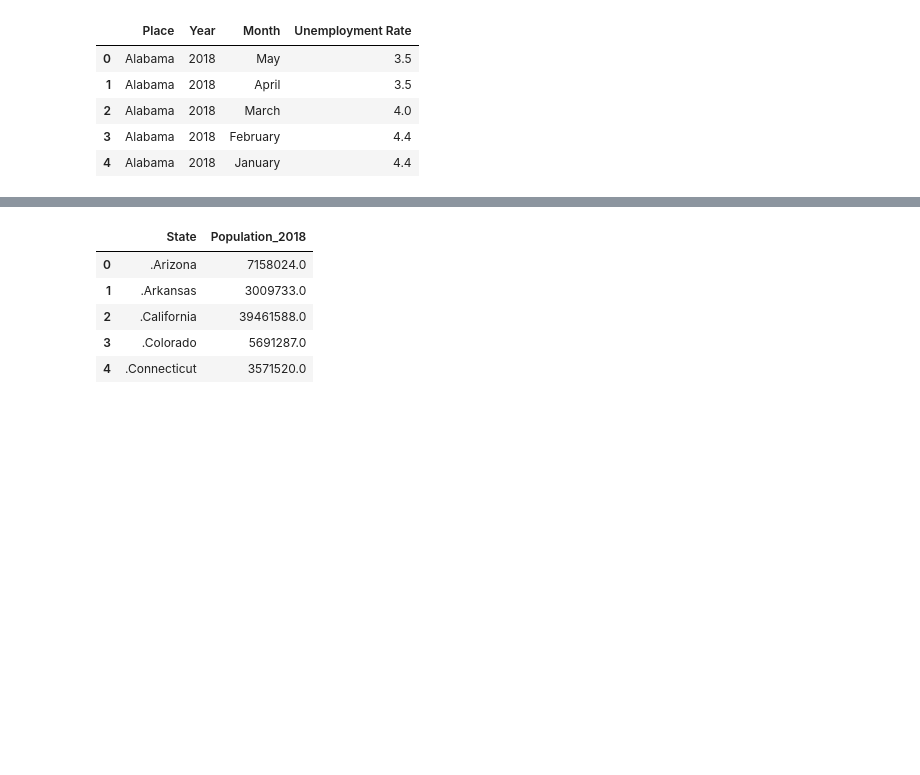
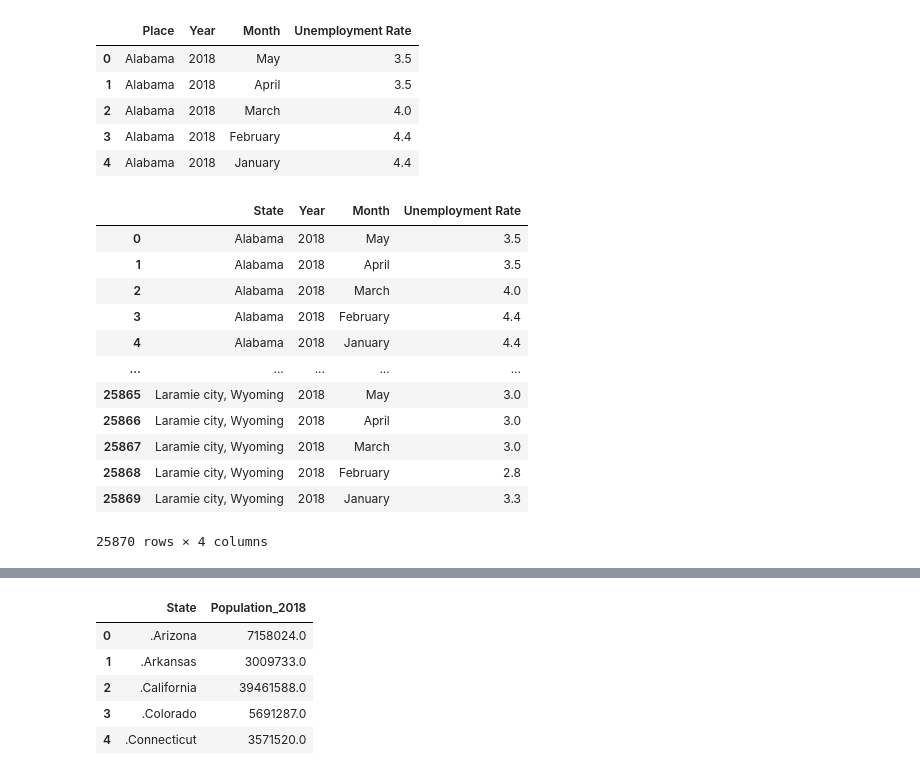
Before and after one commit to andtay/Machine_Learning_Based_Demand_Forecasting, a Jupyter notebook: src/data.ipynb, the cells around one changed output, grey strips where cells are left out. Drawn from its saved outputs; the diff is of its cells as text; code cells hidden in the pictures; blank space fills up the shorter version.

```diff
--- a/src/data.ipynb
+++ b/src/data.ipynb
@@ -566,0 +478,18 @@ td.head()
+# %%
+td.rename(columns = {"Place" : "State"}, inplace = True)
+# %%
+td
+# %% [output]
+|  | State | Year | Month | Unemployment Rate |
+| 0 | Alabama | 2018 | May | 3.5 |
+| 1 | Alabama | 2018 | April | 3.5 |
+| 2 | Alabama | 2018 | March | 4.0 |
+| 3 | Alabama | 2018 | February | 4.4 |
+| 4 | Alabama | 2018 | January | 4.4 |
+| ... | ... | ... | ... | ... |
+| 25865 | Laramie city, Wyoming | 2018 | May | 3.0 |
+| 25866 | Laramie city, Wyoming | 2018 | April | 3.0 |
+| 25867 | Laramie city, Wyoming | 2018 | March | 3.0 |
+| 25868 | Laramie city, Wyoming | 2018 | February | 2.8 |
+| 25869 | Laramie city, Wyoming | 2018 | January | 3.3 |
+25870 rows × 4 columns
```
Also changed, not shown: parts of 36 cells of this notebook, 1 other file.
